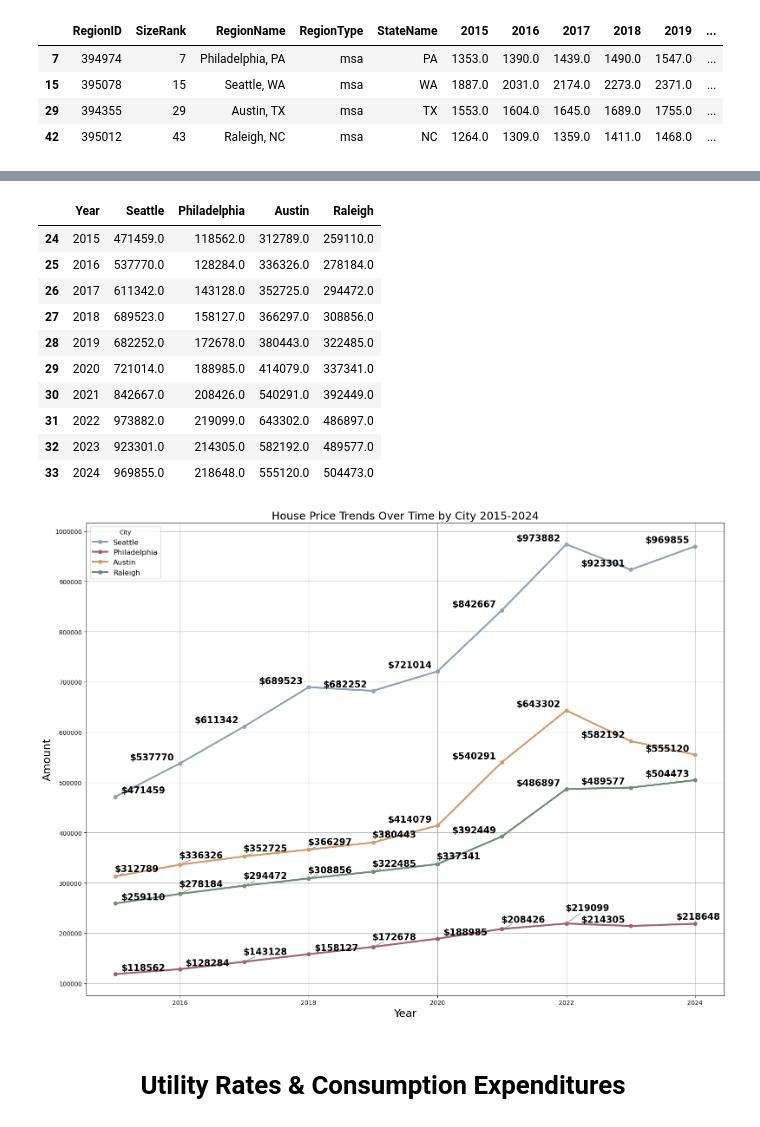
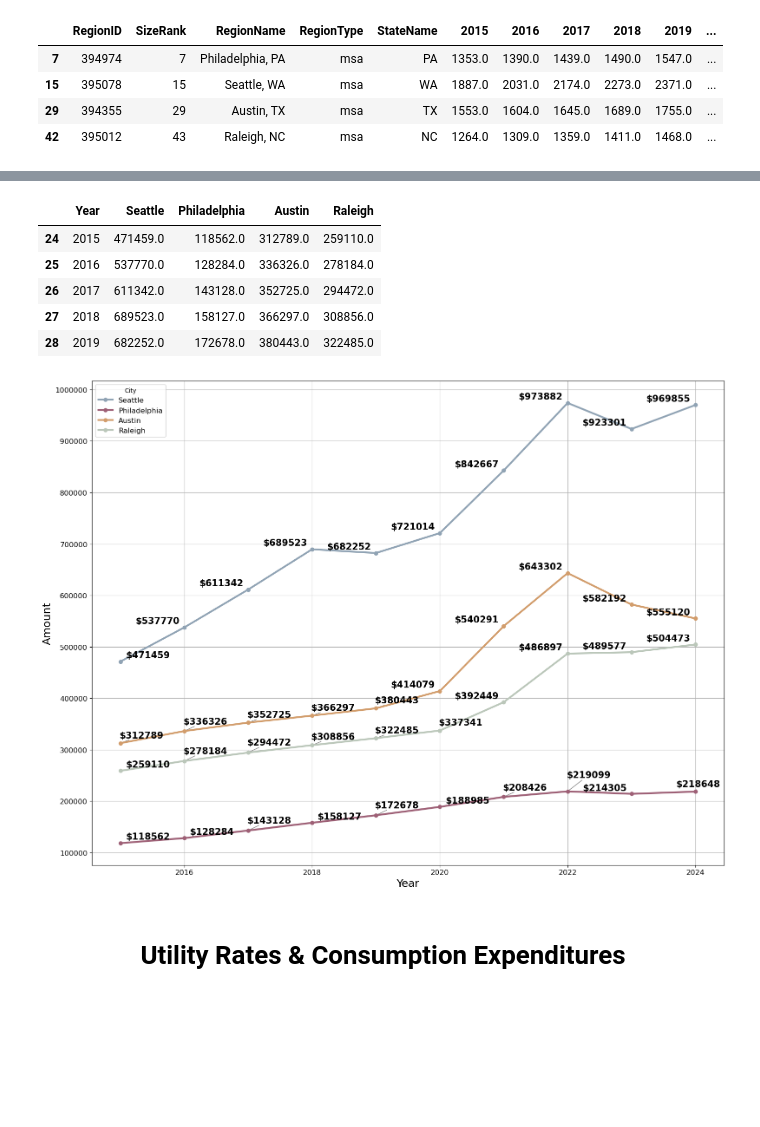
Before and after one commit to Hannah00Donnelly/nss-capstone-da14-2025, a Jupyter notebook: notebooks/hdonnelly_capstone.ipynb, the cells around one changed output, grey strips where cells are left out. Drawn from its saved outputs; the diff is of its cells as text; code cells hidden in the pictures; blank space fills up the shorter version.

```diff
--- a/notebooks/hdonnelly_capstone.ipynb
+++ b/notebooks/hdonnelly_capstone.ipynb
@@ -805,2 +680,2 @@ mycity_means_transport_transposed
 # %%
-mycity_means_transport_transposed.columns = ['City', 'Car, truck, or van', 'Public transportation', 'Walked', 'Bicycle','Other means', 'Worked from home']
+mycity_means_transport_transposed.head()
@@ -1003,12 +858,15 @@ yearly_average_rent
 | 29 | 394355 | 29 | Austin, TX | msa | TX | 1553.0 | 1604.0 | 1645.0 | 1689.0 | 1755.0 | ... |
 | 42 | 395012 | 43 | Raleigh, NC | msa | NC | 1264.0 | 1309.0 | 1359.0 | 1411.0 | 1468.0 | ... |
 # %%
+#transposing the data to show it by city and year in columns
 rent_transposed = yearly_average_rent.T.reset_index()
 rent_transposed_header  = rent_transposed.iloc[4]
 rent_transposed = rent_transposed[5:]
 rent_transposed.columns = rent_transposed_header
 rent_transposed.columns = ['Year', 'Philadelphia', 'Seattle', 'Austin', 'Raleigh']
-rent_transposed
+rent_transposed = rent_transposed[(rent_transposed['Year'] >= 2015) &
+                                        (rent_transposed['Year'] <= 2024)]
+rent_transposed.head()
 # %% [output]
 |  | Year | Philadelphia | Seattle | Austin | Raleigh |
 | 5 | 2015 | 1353.0 | 1887.0 | 1553.0 | 1264.0 |
@@ -1025,16 +877,13 @@ rent_transposed
 # %%
+#line graph to illustrate the cost of rent by city from 2015 to 2025:
 plt.figure(figsize=(16, 12))
 
-city_colors = {
-    'Austin': '#d29d6c',
-    'Raleigh': '#6d8c79',
-    'Seattle': '#90a3b4',
-    'Philadelphia': '#9e6076'
-}
-
+city_colors = {'Austin': '#d29d6c',
+               'Raleigh': '#bbc7ba',
+               'Seattle': '#90a3b4',
+               'Philadelphia': '#9e6076'}
 
 texts = []
-
 
 for city in rent_transposed.columns[1:]:  # Skip 'Year' column
     city_key = city
@@ -1050,13 +899,12 @@ for city in rent_transposed.columns[1:]:  # Skip 'Year' column
 adjust_text(texts, arrowprops=dict(arrowstyle='->', color='gray', lw=0.5))
 
 plt.ticklabel_format(style='plain', axis='y')
-plt.title("Rent Trends Over Time by City", fontsize= 18)
+plt.title("Rent Trends Over Time by City 2015-2024", fontsize= 18)
 plt.xlabel("Year", fontsize= 18)
 plt.ylabel("Amount", fontsize= 18)
 plt.yticks(np.arange(1200, 3501, 100))
 plt.grid(True)
 plt.legend(title="City", fontsize= 12)
 
-
 plt.show()
 # %% [output]
@@ -1142,6 +984,7 @@ yearly_average_home_cost
 | 33 | 1440 | 33 | Travis County | county | TX | TX | Austin-Round Rock-Georgetown, TX | 48 | ... |
 | 39 | 324 | 39 | Wake County | county | NC | NC | Raleigh-Cary, NC | 37 | ... |
 # %%
+#transposing df to create graphs:
 home_cost_transposed = yearly_average_home_cost.T.reset_index()
 home_cost_transposed_header  = home_cost_transposed.iloc[8]
 home_cost_transposed = home_cost_transposed[9:]
@@ -1149,7 +992,7 @@ home_cost_transposed.columns = home_cost_transposed_header
 home_cost_transposed.columns = ['Year', 'Seattle','Philadelphia','Austin', 'Raleigh']
 home_cost_graph= home_cost_transposed[(home_cost_transposed['Year'] >= 2015) &
                                         (home_cost_transposed['Year'] <= 2024)]
-home_cost_graph
+home_cost_graph.head()
 # %% [output]
 |  | Year | Seattle | Philadelphia | Austin | Raleigh |
 | 24 | 2015 | 471459.0 | 118562.0 | 312789.0 | 259110.0 |
@@ -1157,50 +1000,46 @@ home_cost_graph
 | 26 | 2017 | 611342.0 | 143128.0 | 352725.0 | 294472.0 |
 | 27 | 2018 | 689523.0 | 158127.0 | 366297.0 | 308856.0 |
 | 28 | 2019 | 682252.0 | 172678.0 | 380443.0 | 322485.0 |
-| 29 | 2020 | 721014.0 | 188985.0 | 414079.0 | 337341.0 |
-| 30 | 2021 | 842667.0 | 208426.0 | 540291.0 | 392449.0 |
-| 31 | 2022 | 973882.0 | 219099.0 | 643302.0 | 486897.0 |
-| 32 | 2023 | 923301.0 | 214305.0 | 582192.0 | 489577.0 |
-| 33 | 2024 | 969855.0 | 218648.0 | 555120.0 | 504473.0 |
 # %%
+#graph to show the avg price of a house for each city over the years:
 plt.figure(figsize=(16, 12))
 
-city_colors = {
-    'Austin': '#d29d6c',
-    'Raleigh': '#6d8c79',
-    'Seattle': '#90a3b4',
-    'Philadelphia': '#9e6076'
-}
-
+city_colors = {'Austin': '#d29d6c',
+               'Raleigh': '#bbc7ba',
+               'Seattle': '#90a3b4',
+               'Philadelphia': '#9e6076'}
 
 texts = []
 
 for city in home_cost_graph.columns[1:]: # Skip 'Year'
     city_key = city #pull out city name
     plt.plot(home_cost_graph["Year"],home_cost_graph[city], label=city_key,  color=city_colors[city_key],linewidth=3, marker='o')
 
 #https://realpython.com/python-zip-function/
 #https://www.freecodecamp.org/news/the-zip-function-in-python-explained-with-examples
 #https://stackoverflow.com/questions/63583615/how-to-adjust-text-in-matplotlib-scatter-plot-so-scatter-points-dont-overlap
     for x, y in zip(home_cost_graph["Year"], home_cost_graph[city]):
             txt = plt.text(x, y + 30, f"${y:.0f}", ha='center',fontweight='bold', fontsize=15)
             texts.append(txt)
 #https://stackoverflow.com/questions/63583615/how-to-adjust-text-in-matplotlib-scatter-plot-so-scatter-points-dont-overlap
 adjust_text(texts, arrowprops=dict(arrowstyle='->', color='gray', lw=1))
 
 #https://stackoverflow.com/questions/14442099/matplotlib-how-to-show-all-digits-on-ticks
 plt.ticklabel_format(style='plain', axis='y')
-plt.title("House Price Trends Over Time by City 2015-2024",  fontsize=18)
+#plt.title("House Price Trends Over Time by City 2015-2024",  fontsize=18)
 plt.xlabel("Year", fontsize=18)
 plt.ylabel("Amount", fontsize=18)
-plt.yticks(np.arange(100000, 1050001, 100000))
+plt.yticks(np.arange(100000, 1050001, 100000),fontsize=12 )
+plt.xticks(fontsize=12 )
 plt.grid(True)
 plt.legend(title="City", fontsize=12)
 plt.tight_layout()
 
+#plt.savefig('house_price_trends_mycity.png', transparent=True, dpi=600)
+
 plt.show()
 # %% [output]
-[figure, old version]
+[figure, new version]
 # %% [markdown]
 # <center> Utility Rates & Consumption Expenditures <center>
 # %% [markdown]
```
Also changed, not shown: parts of 84 cells of this notebook.
